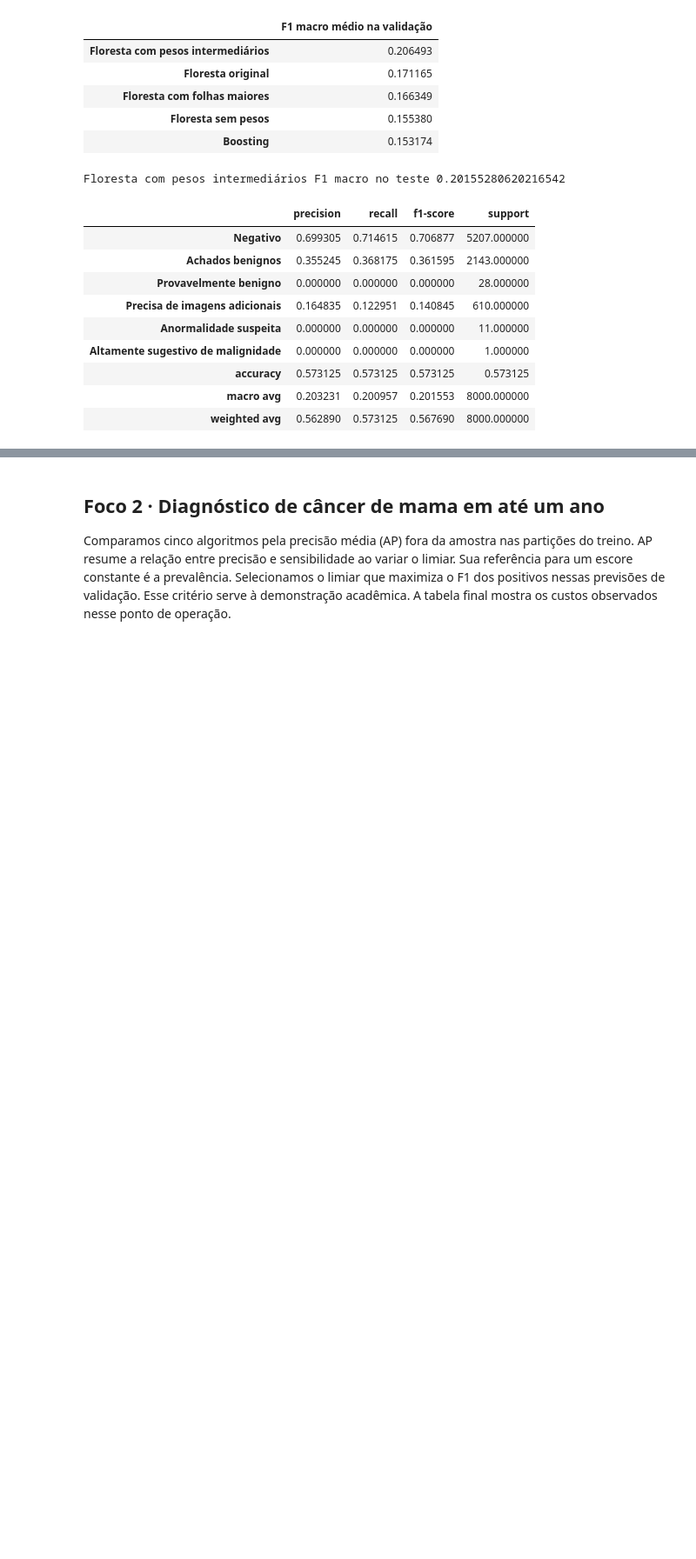
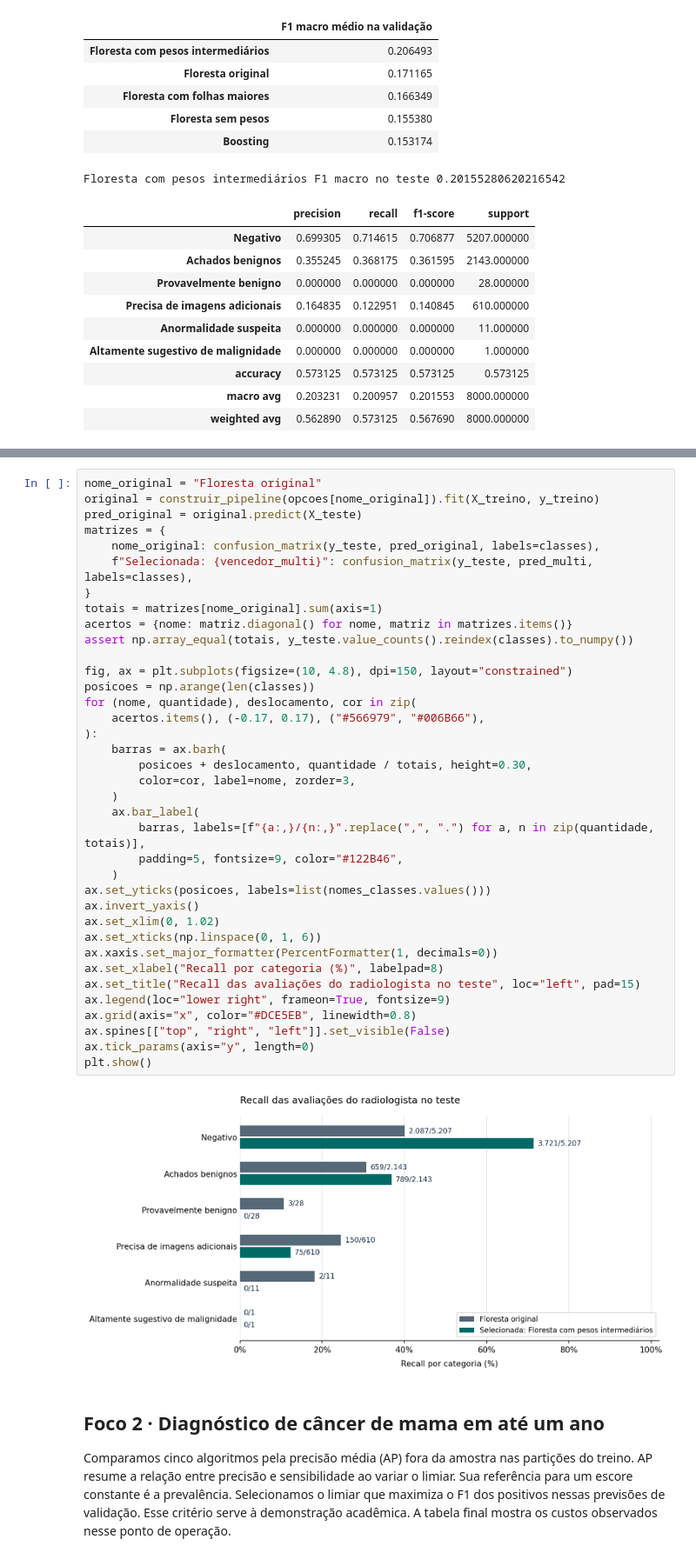
Before and after one commit to arthurMalveste/Breast-Cancer-Analysis-and-Classification, a Jupyter notebook: notebooks/dois-focos.ipynb, the cells around one changed output, grey strips where cells are left out. Shown at 87% size. Drawn from its saved outputs; the diff is of its cells as text; blank space fills up the shorter version.

Commit message:
Visualiza os resultados dos dois experimentos

```diff
--- a/notebooks/dois-focos.ipynb
+++ b/notebooks/dois-focos.ipynb
@@ -180,3 +186,42 @@ Floresta com pesos intermediários F1 macro no teste 0.20155280620216542
+# %%
+nome_original = "Floresta original"
+original = construir_pipeline(opcoes[nome_original]).fit(X_treino, y_treino)
+pred_original = original.predict(X_teste)
+matrizes = {
+    nome_original: confusion_matrix(y_teste, pred_original, labels=classes),
+    f"Selecionada: {vencedor_multi}": confusion_matrix(y_teste, pred_multi, labels=classes),
+}
+totais = matrizes[nome_original].sum(axis=1)
+acertos = {nome: matriz.diagonal() for nome, matriz in matrizes.items()}
+assert np.array_equal(totais, y_teste.value_counts().reindex(classes).to_numpy())
+
+fig, ax = plt.subplots(figsize=(10, 4.8), dpi=150, layout="constrained")
+posicoes = np.arange(len(classes))
+for (nome, quantidade), deslocamento, cor in zip(
+    acertos.items(), (-0.17, 0.17), ("#566979", "#006B66"),
+):
+    barras = ax.barh(
+        posicoes + deslocamento, quantidade / totais, height=0.30,
+        color=cor, label=nome, zorder=3,
+    )
+    ax.bar_label(
+        barras, labels=[f"{a:,}/{n:,}".replace(",", ".") for a, n in zip(quantidade, totais)],
+        padding=5, fontsize=9, color="#122B46",
+    )
+ax.set_yticks(posicoes, labels=list(nomes_classes.values()))
+ax.invert_yaxis()
+ax.set_xlim(0, 1.02)
+ax.set_xticks(np.linspace(0, 1, 6))
+ax.xaxis.set_major_formatter(PercentFormatter(1, decimals=0))
+ax.set_xlabel("Recall por categoria (%)", labelpad=8)
+ax.set_title("Recall das avaliações do radiologista no teste", loc="left", pad=15)
+ax.legend(loc="lower right", frameon=True, fontsize=9)
+ax.grid(axis="x", color="#DCE5EB", linewidth=0.8)
+ax.spines[["top", "right", "left"]].set_visible(False)
+ax.tick_params(axis="y", length=0)
+plt.show()
+# %% [output]
+[figure, added]
 # %% [markdown]
 ## Foco 2 · Diagnóstico de câncer de mama em até um ano
 Comparamos cinco algoritmos pela precisão média (AP) fora da amostra nas partições do treino. AP resume a relação entre precisão e sensibilidade ao variar o limiar. Sua referência para um escore constante é a prevalência. Selecionamos o limiar que maximiza o F1 dos positivos nessas previsões de validação. Esse critério serve à demonstração acadêmica. A tabela final mostra os custos observados nesse ponto de operação.
```
Also changed, not shown: parts of 6 cells of this notebook, 2 other files.
